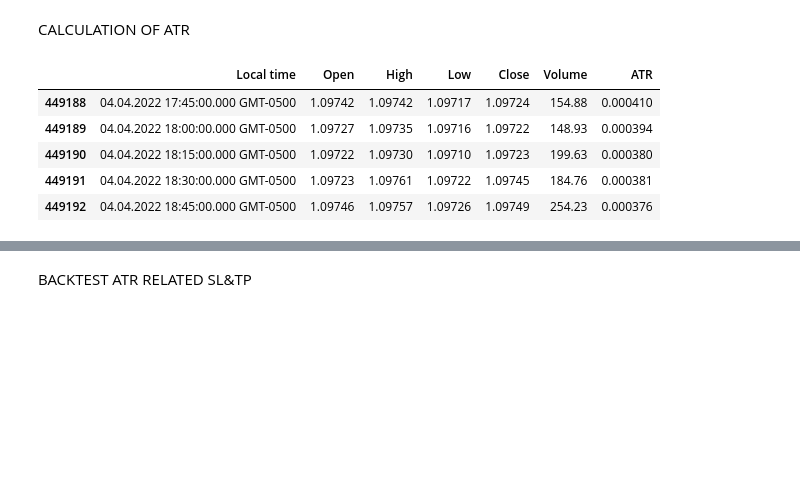
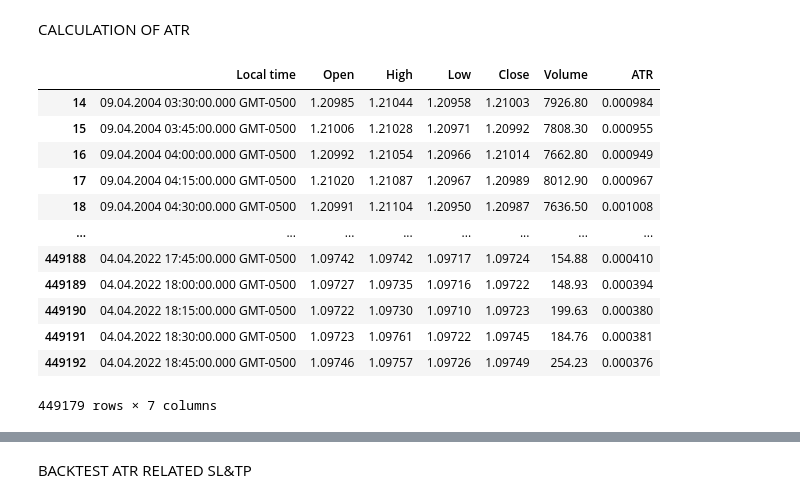
Before and after one commit to samueltg92/ALGORITHMIC-TRADING-PROJECTS, a Jupyter notebook: backtesting strategies/MA_RSI_15m_2004-2022.ipynb, the cells around one changed output, grey strips where cells are left out. Saved outputs shown, nothing was run; the diff lists cells and outputs as text; code cells hidden in the pictures; blank space fills up the shorter version.

```diff
--- a/backtesting strategies/MA_RSI_15m_2004-2022.ipynb
+++ b/backtesting strategies/MA_RSI_15m_2004-2022.ipynb
@@ -37,11 +37,18 @@ df
 CALCULATION OF ATR
 # %%
 df['ATR']= df.ta.atr()
-df.tail()
+df.dropna()
 # %% [output]
 |  | Local time | Open | High | Low | Close | Volume | ATR |
+| 14 | 09.04.2004 03:30:00.000 GMT-0500 | 1.20985 | 1.21044 | 1.20958 | 1.21003 | 7926.80 | 0.000984 |
+| 15 | 09.04.2004 03:45:00.000 GMT-0500 | 1.21006 | 1.21028 | 1.20971 | 1.20992 | 7808.30 | 0.000955 |
+| 16 | 09.04.2004 04:00:00.000 GMT-0500 | 1.20992 | 1.21054 | 1.20966 | 1.21014 | 7662.80 | 0.000949 |
+| 17 | 09.04.2004 04:15:00.000 GMT-0500 | 1.21020 | 1.21087 | 1.20967 | 1.20989 | 8012.90 | 0.000967 |
+| 18 | 09.04.2004 04:30:00.000 GMT-0500 | 1.20991 | 1.21104 | 1.20950 | 1.20987 | 7636.50 | 0.001008 |
+| ... | ... | ... | ... | ... | ... | ... | ... |
 | 449188 | 04.04.2022 17:45:00.000 GMT-0500 | 1.09742 | 1.09742 | 1.09717 | 1.09724 | 154.88 | 0.000410 |
 | 449189 | 04.04.2022 18:00:00.000 GMT-0500 | 1.09727 | 1.09735 | 1.09716 | 1.09722 | 148.93 | 0.000394 |
 | 449190 | 04.04.2022 18:15:00.000 GMT-0500 | 1.09722 | 1.09730 | 1.09710 | 1.09723 | 199.63 | 0.000380 |
 | 449191 | 04.04.2022 18:30:00.000 GMT-0500 | 1.09723 | 1.09761 | 1.09722 | 1.09745 | 184.76 | 0.000381 |
 | 449192 | 04.04.2022 18:45:00.000 GMT-0500 | 1.09746 | 1.09757 | 1.09726 | 1.09749 | 254.23 | 0.000376 |
+449179 rows × 7 columns
```
Also changed, not shown: parts of 4 cells of this notebook.
